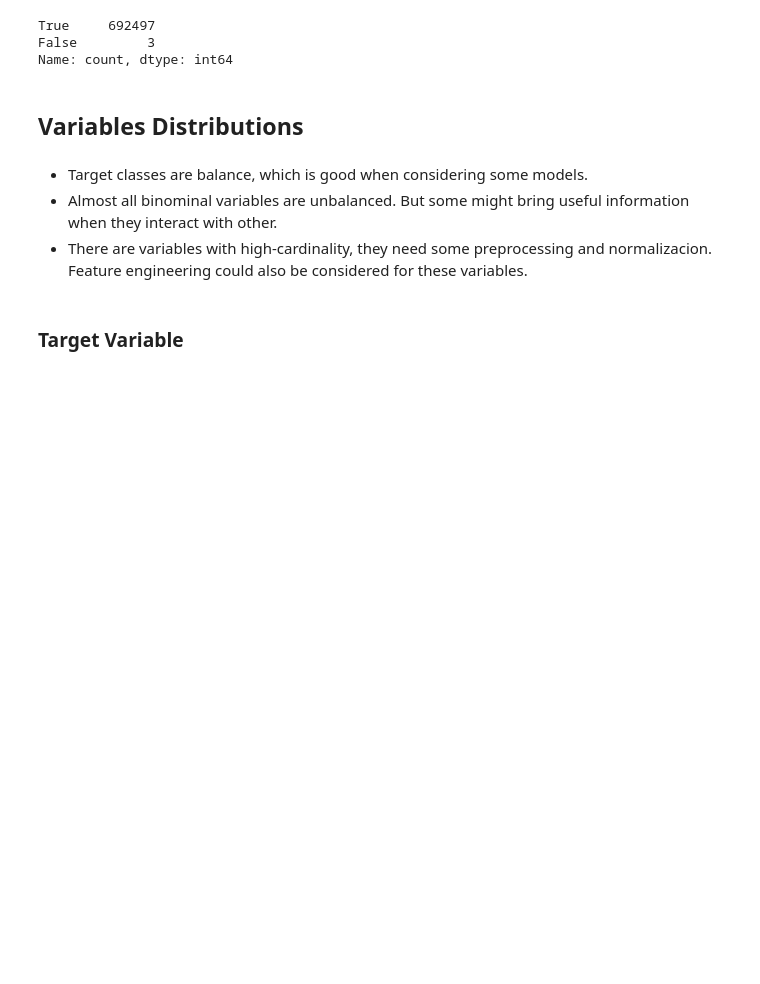
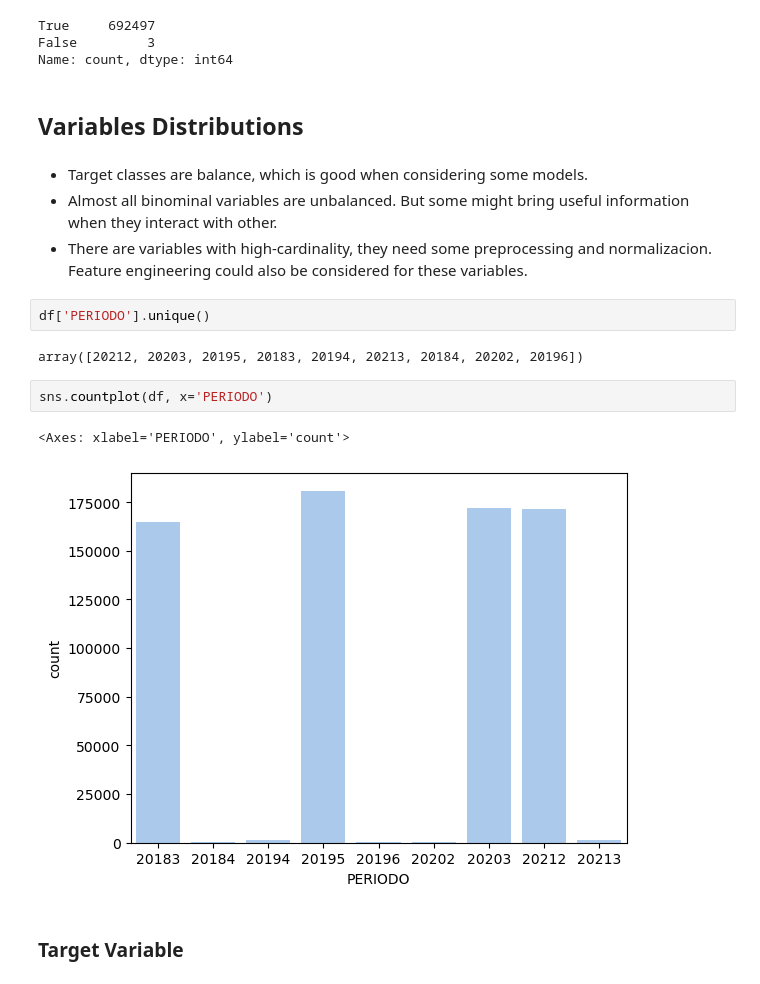
Before and after one commit to itsandregil/saber-pro-prediction, a Jupyter notebook: 01-exploracion.ipynb, the cells around one changed output. Saved outputs shown, nothing was run; the diff lists cells and outputs as text; blank space fills up the shorter version.

```diff
--- a/01-exploracion.ipynb
+++ b/01-exploracion.ipynb
@@ -145,6 +145,15 @@ Name: count, dtype: int64
 - Target classes are balance, which is good when considering some models.
 - Almost all binominal variables are unbalanced. But some might bring useful information when they interact with other.
 - There are variables with high-cardinality, they need some preprocessing and normalizacion. Feature engineering could also be considered for these variables.
+# %%
+df['PERIODO'].unique()
+# %% [output]
+array([20212, 20203, 20195, 20183, 20194, 20213, 20184, 20202, 20196])
+# %%
+sns.countplot(df, x='PERIODO')
+# %% [output]
+<Axes: xlabel='PERIODO', ylabel='count'>
+[figure, added]
 # %% [markdown]
 ### Target Variable
 # %%
```
Also changed, not shown: parts of 4 cells of this notebook, 4 other files.
